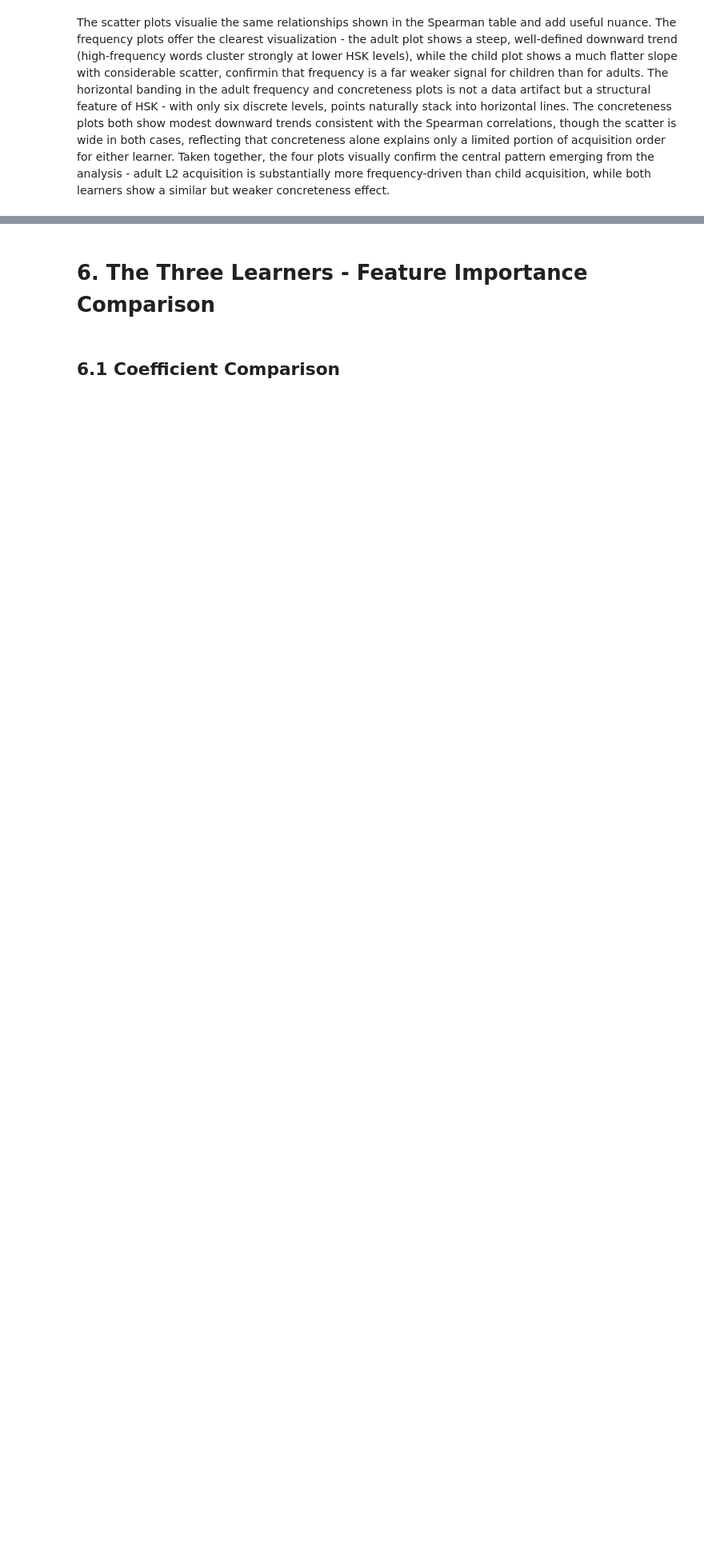
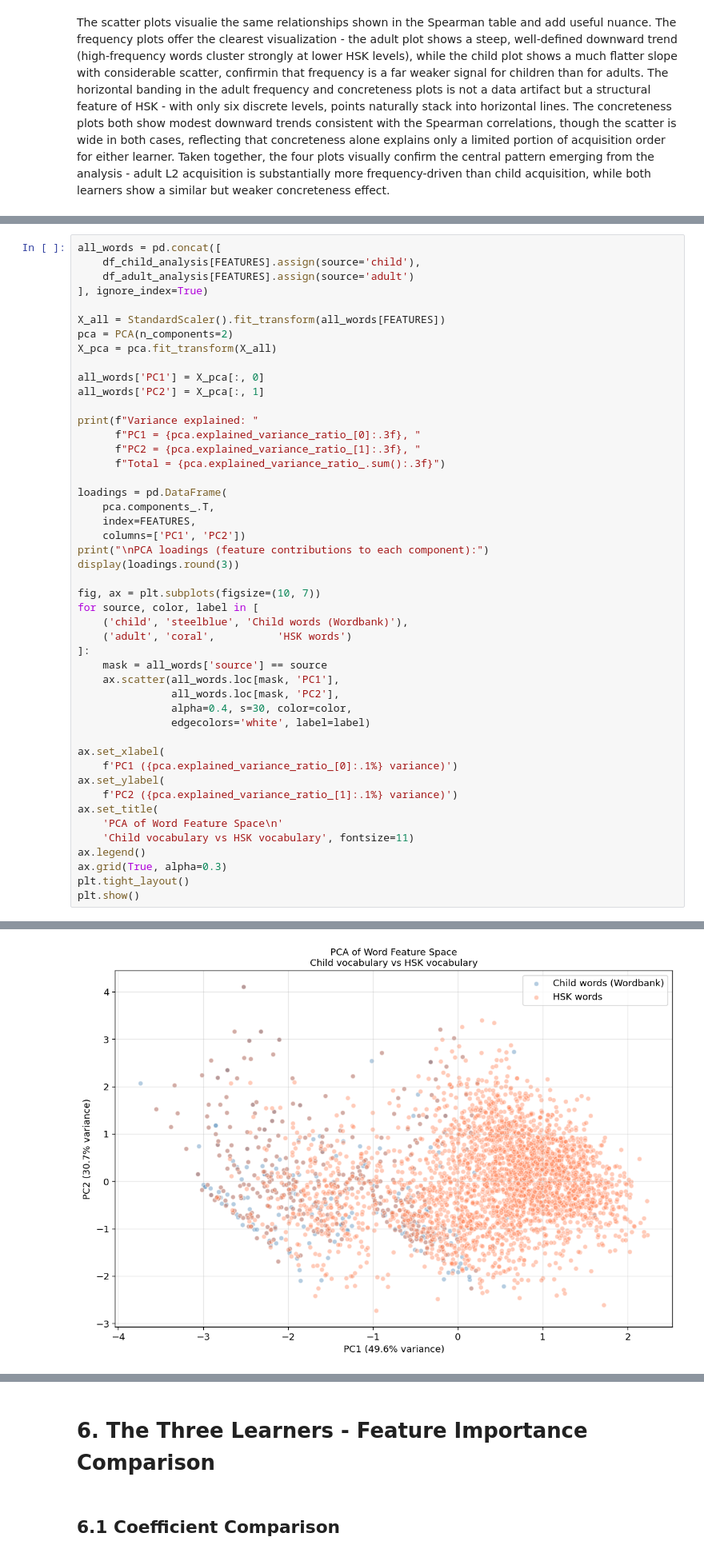
Before and after one commit to Slavena1/Softuni-Machine-Learning-Final-Project, a Jupyter notebook: SlavenaMachineLearningProject.ipynb, the cells around one changed output, grey strips where cells are left out. Shown at 80% size. Drawn from its saved outputs; the diff is of its cells as text; blank space fills up the shorter version.

```diff
--- a/SlavenaMachineLearningProject.ipynb
+++ b/SlavenaMachineLearningProject.ipynb
@@ -828,0 +1166,48 @@ The scatter plots visualie the same relationships shown in the Spearman table an
+# %%
+all_words = pd.concat([
+    df_child_analysis[FEATURES].assign(source='child'),
+    df_adult_analysis[FEATURES].assign(source='adult')
+], ignore_index=True)
+
+X_all = StandardScaler().fit_transform(all_words[FEATURES])
+pca = PCA(n_components=2)
+X_pca = pca.fit_transform(X_all)
+
+all_words['PC1'] = X_pca[:, 0]
+all_words['PC2'] = X_pca[:, 1]
+
+print(f"Variance explained: "
+      f"PC1 = {pca.explained_variance_ratio_[0]:.3f}, "
+      f"PC2 = {pca.explained_variance_ratio_[1]:.3f}, "
+      f"Total = {pca.explained_variance_ratio_.sum():.3f}")
+
+loadings = pd.DataFrame(
+    pca.components_.T,
+    index=FEATURES,
+    columns=['PC1', 'PC2'])
+print("\nPCA loadings (feature contributions to each component):")
+display(loadings.round(3))
+
+fig, ax = plt.subplots(figsize=(10, 7))
+for source, color, label in [
+    ('child', 'steelblue', 'Child words (Wordbank)'),
+    ('adult', 'coral',          'HSK words')
+]:
+    mask = all_words['source'] == source
+    ax.scatter(all_words.loc[mask, 'PC1'],
+               all_words.loc[mask, 'PC2'],
+               alpha=0.4, s=30, color=color,
+               edgecolors='white', label=label)
+
+ax.set_xlabel(
+    f'PC1 ({pca.explained_variance_ratio_[0]:.1%} variance)')
+ax.set_ylabel(
+    f'PC2 ({pca.explained_variance_ratio_[1]:.1%} variance)')
+ax.set_title(
+    'PCA of Word Feature Space\n'
+    'Child vocabulary vs HSK vocabulary', fontsize=11)
+ax.legend()
+ax.grid(True, alpha=0.3)
+plt.tight_layout()
+plt.show()
+# %% [output]
@@ -828,0 +1221 @@ The scatter plots visualie the same relationships shown in the Spearman table an
+[figure, added]
```
Also changed, not shown: parts of 23 cells of this notebook.
